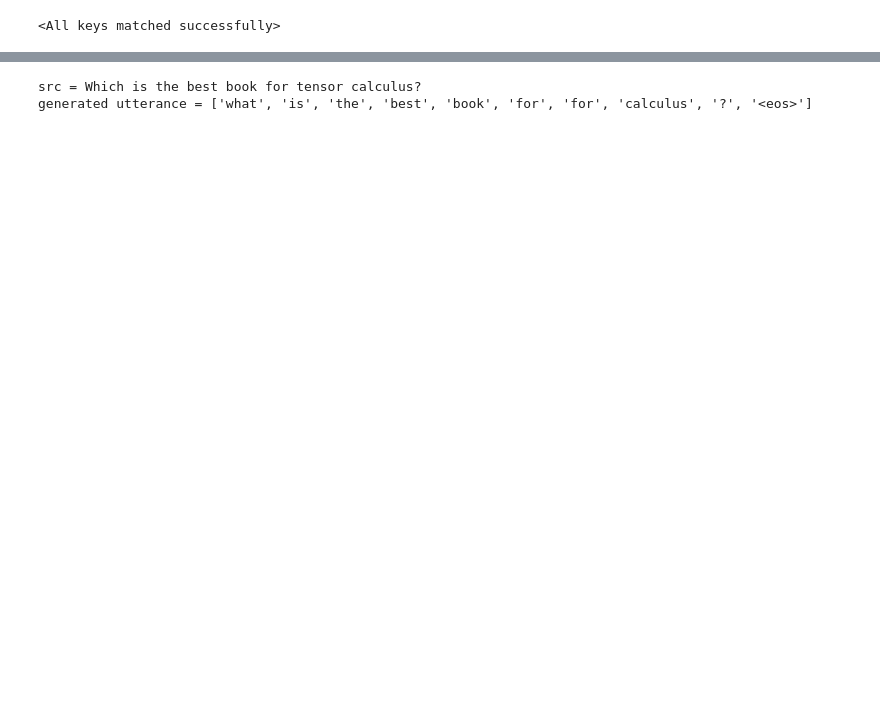
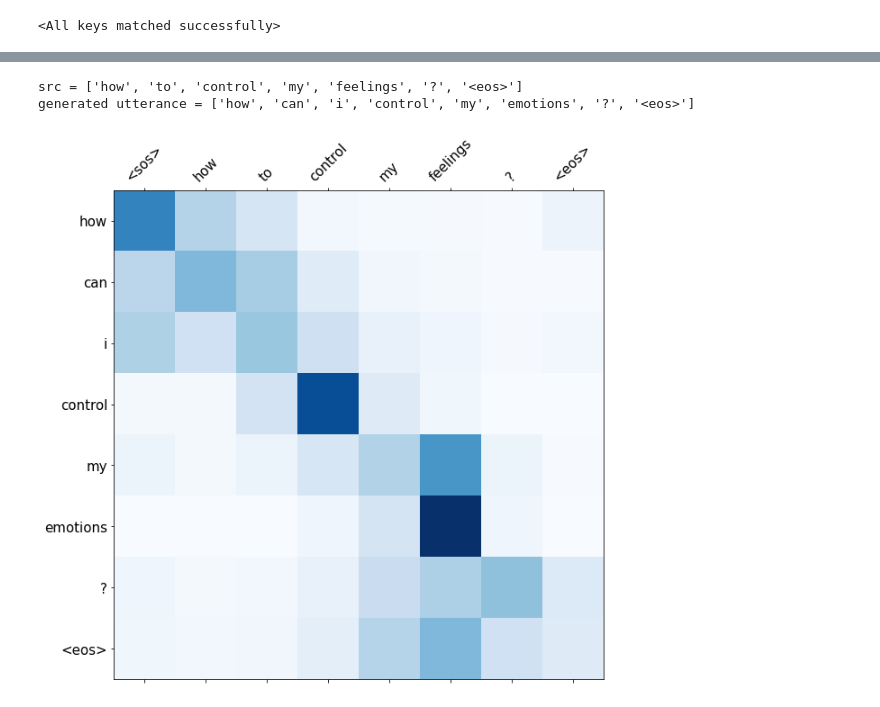
Before and after one commit to graviraja/100-Days-of-NLP, a Jupyter notebook: applications/generation/utterance_generation/Utterance Generation with Attention.ipynb, the cells around one changed output, grey strips where cells are left out. Drawn from its saved outputs; the diff is of its cells as text; code cells hidden in the pictures; blank space fills up the shorter version.

```diff
--- a/applications/generation/utterance_generation/Utterance Generation with Attention.ipynb
+++ b/applications/generation/utterance_generation/Utterance Generation with Attention.ipynb
@@ -613,9 +653,12 @@ generated utterance = ['what', 'are', 'the', 'best', 'business', 'to', 'start',
 # %%
-src = "Which is the best book for tensor calculus?"
-utterance = generate_utterance(src, TEXT, model, device)
+src = "How to control my feelings?"
+tokens, utterance, attention = generate_utterance(src, TEXT, model, device)
 
-print(f'src = {src}')
+print(f'src = {tokens}')
 print(f'generated utterance = {utterance}')
+
+display_attention(tokens, utterance, attention)
 # %% [output]
-src = Which is the best book for tensor calculus?
-generated utterance = ['what', 'is', 'the', 'best', 'book', 'for', 'for', 'calculus', '?', '<eos>']
+src = ['how', 'to', 'control', 'my', 'feelings', '?', '<eos>']
+generated utterance = ['how', 'can', 'i', 'control', 'my', 'emotions', '?', '<eos>']
+[figure, added]
```
Also changed, not shown: parts of 15 cells of this notebook.
